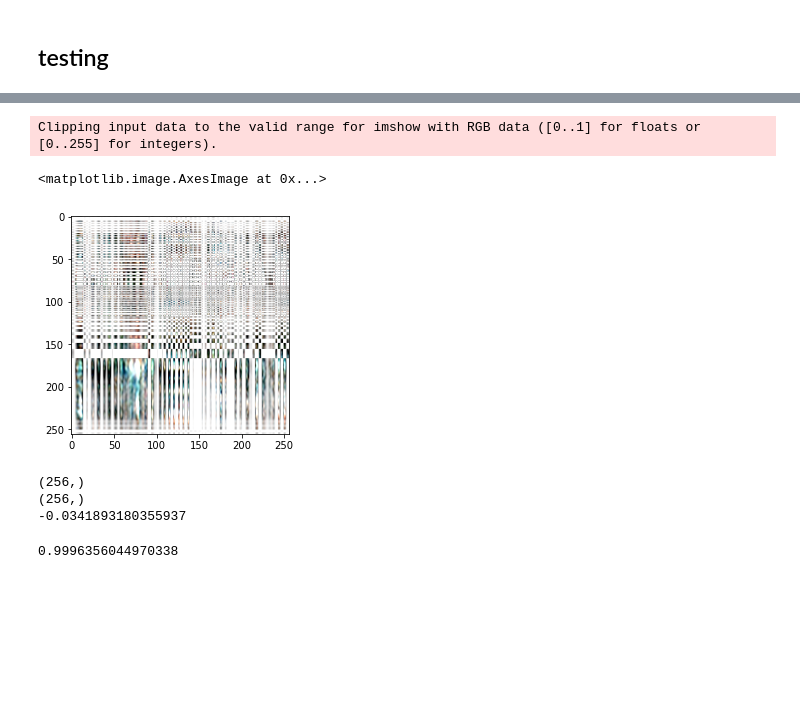
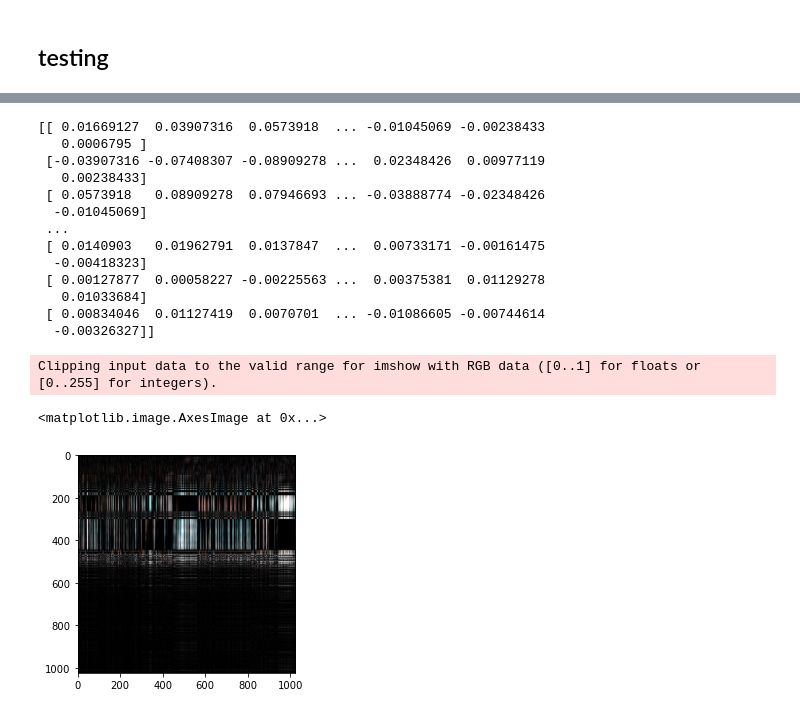
Before and after one commit to Linnore/DDA3005_114514, a Jupyter notebook: problem2.ipynb, the cells around one changed output, grey strips where cells are left out. Cells and saved outputs as stored; diff of their text form; code cells hidden in the pictures; blank space fills up the shorter version.

```diff
--- a/problem2.ipynb
+++ b/problem2.ipynb
@@ -28,7 +28,7 @@ def generate_T(n,k):
 def open_picture(size:str,name:str):
     ''''''
     path = './test_images/'+size+'_'+size+'_'+name
-    im = Image.open(path+'.png')
+    im = Image.open(path+'.jpg')
     img = np.array(im)
     img = img.astype(np.float64) / 255
     return img
@@ -44,5 +44,6 @@ def blur_picture(original_data,blur_type,power):
     #plt.imshow(blur_data)
     return blur_kernel,blur_data
 # %%
-img_test = open_picture('256','casino')
-blur_kernel,blur_data = blur_picture(img_test,'tridiagonal',4)
+img_test = open_picture('1024','city')
+blur_kernel,blur_data = blur_picture(img_test,'tridiagonal',66)
+u,sigma,v = scipy.linalg.svd(blur_kernel)
@@ -48,0 +60,3 @@ blur_kernel,blur_data = blur_picture(img_test,'tridiagonal',4)
+# %%
+u,sigma,v = scipy.linalg.svd(blur_kernel)
+print(blur_kernel)
@@ -49,32 +77,35 @@ blur_kernel,blur_data = blur_picture(img_test,'tridiagonal',4)
 # %%
 def deblur_picture(blur_kernel,blur_data,trunc):
     m,n,k = blur_data.shape
+    psnr = []
     deblur_data = np.zeros((m,n,k))
     u,sigma,v = scipy.linalg.svd(blur_kernel)
-    tmp_v = v[:,0].reshape((m,-1))
-    tmp_u = u[:,0].reshape((-1,m))
-    A = (tmp_v@tmp_u)/sigma[0]
+    A = np.outer(v[:,0],u[:,0])/sigma[0]
     for i in range(1,trunc):
-        tmp_v = v[:,i].reshape((m,-1))
-        tmp_u = u[:,i].reshape((-1,m))
-        A += (tmp_v@tmp_u)/sigma[i]
+        A += np.outer(v[:,i],u[:,i])/sigma[i]
+    print(A)
     for i in range(k):
         deblur_data[:,:,i]= A@blur_data[:,:,i]@A
+        norm_deblur = np.linalg.norm(deblur_data[:,:,i],'fro')
+        psnr.append(10*np.log10(m**2/norm_deblur**2))
     return deblur_data
 
-deblur_data = deblur_picture(blur_kernel,blur_data,100)
+deblur_data = deblur_picture(blur_kernel,blur_data,333)
 plt.imshow(deblur_data)
 # %% [output]
-Clipping input data to the valid range for imshow with RGB data ([0..1] for floats or [0..255] for integers).
+[[ 0.01669127  0.03907316  0.0573918  ... -0.01045069 -0.00238433
+   0.0006795 ]
+ [-0.03907316 -0.07408307 -0.08909278 ...  0.02348426  0.00977119
+   0.00238433]
+ [ 0.0573918   0.08909278  0.07946693 ... -0.03888774 -0.02348426
+  -0.01045069]
+ ...
+ [ 0.0140903   0.01962791  0.0137847  ...  0.00733171 -0.00161475
+  -0.00418323]
+ [ 0.00127877  0.00058227 -0.00225563 ...  0.00375381  0.01129278
+   0.01033684]
+ [ 0.00834046  0.01127419  0.0070701  ... -0.01086605 -0.00744614
+  -0.00326327]]
-<matplotlib.image.AxesImage at 0x...>
+Clipping input data to the valid range for imshow with RGB data ([0..1] for floats or [0..255] for integers).
+<matplotlib.image.AxesImage at 0x...>
-[figure, old version]
+[figure, new version]
-# %%
-u,sigma,v = SVD.svd(blur_kernel)
-# %% [output]
-(256,)
-(256,)
--0.0341893180355937
-# %%
-sigma[0]
-# %% [output]
-0.9996356044970338
```
Also changed, not shown: parts of 5 cells of this notebook.
